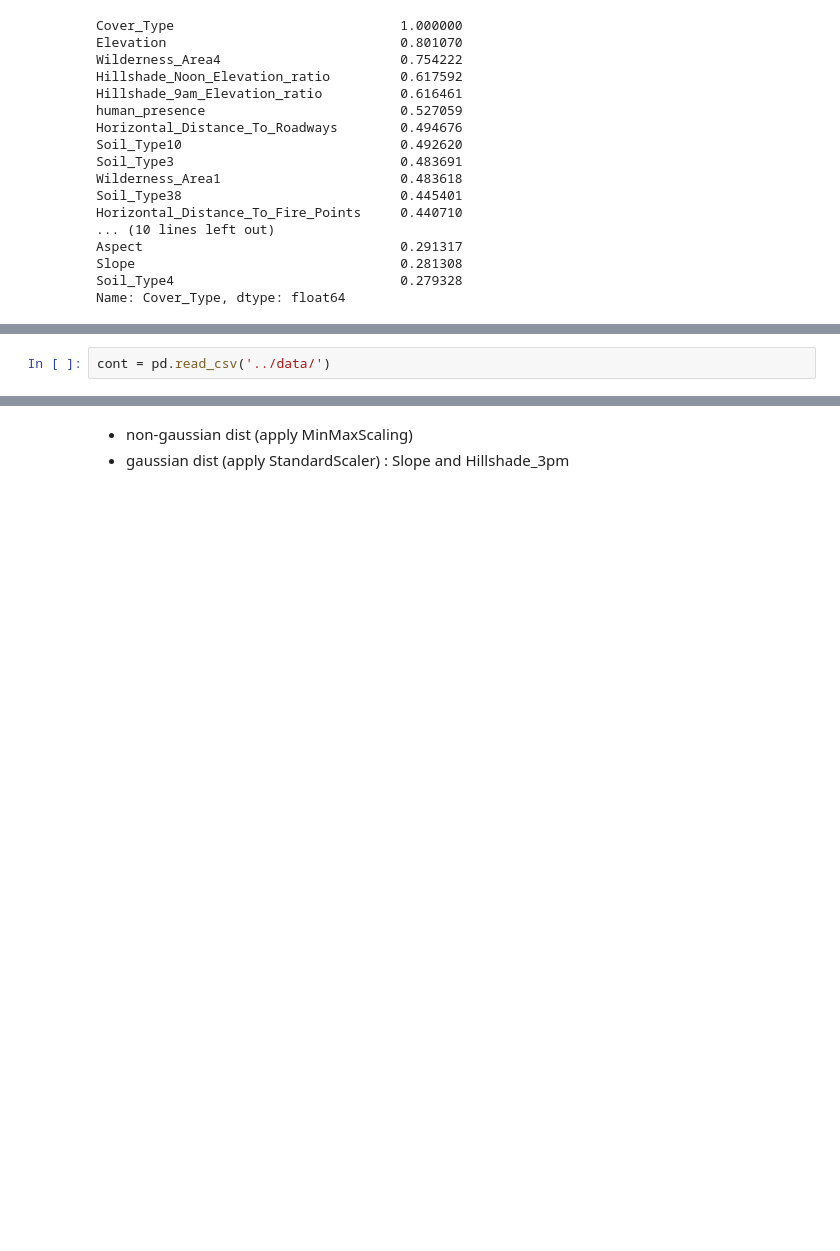
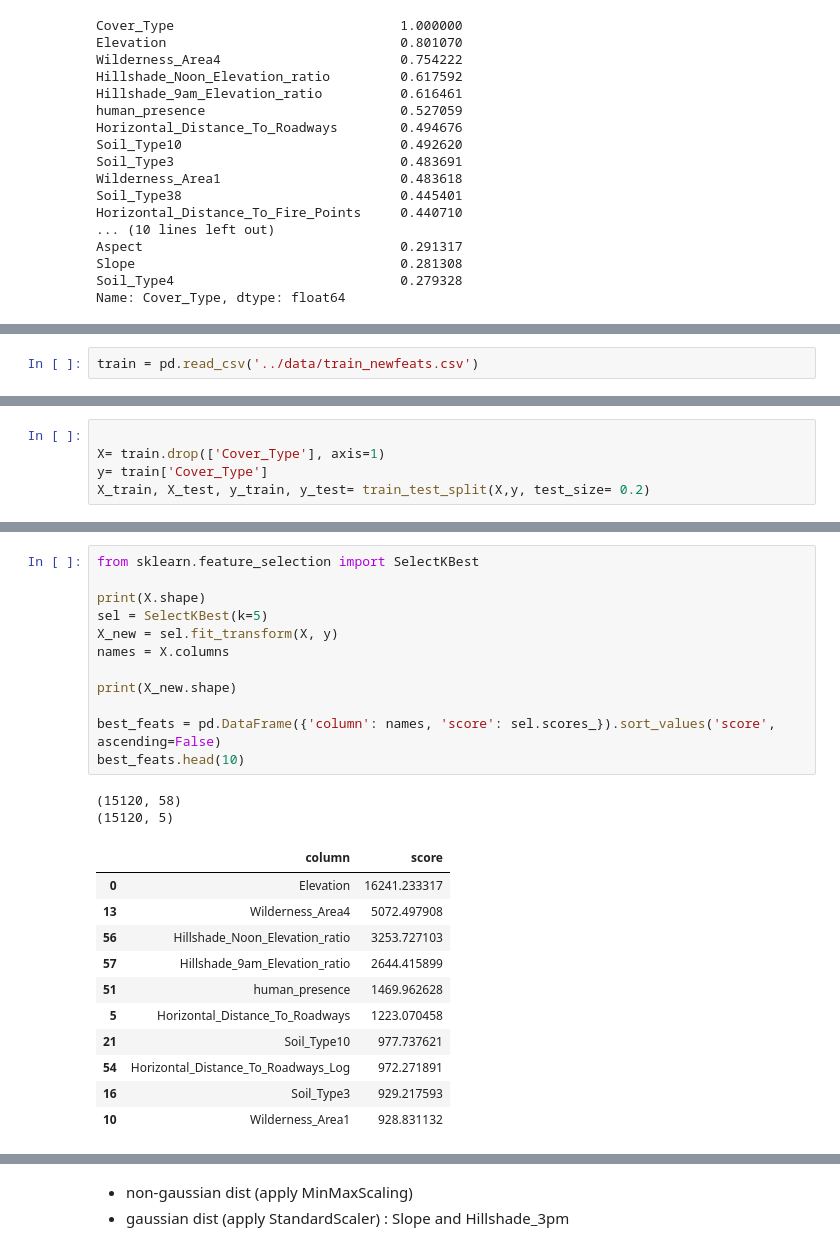
Before and after one commit to irene-glez/Forest_Cover_Prediction, a Jupyter notebook: src/notebooks/2.feature_engineering.ipynb, the cells around one changed output, grey strips where cells are left out. Drawn from its saved outputs; the diff is of its cells as text; blank space fills up the shorter version.

```diff
--- a/src/notebooks/2.feature_engineering.ipynb
+++ b/src/notebooks/2.feature_engineering.ipynb
@@ -210,2 +196,2 @@ train.to_csv('../data/train_newfeats.csv', index = False)
 # %%
-cont = pd.read_csv('../data/')
+train = pd.read_csv('../data/train_newfeats.csv')
@@ -237,0 +214,5 @@ array([[<AxesSubplot:title={'center':'Elevation'}>,
+# %%
+
+X= train.drop(['Cover_Type'], axis=1)
+y= train['Cover_Type']
+X_train, X_test, y_train, y_test= train_test_split(X,y, test_size= 0.2)
@@ -237,0 +258,26 @@ array([[<AxesSubplot:title={'center':'Elevation'}>,
+# %%
+from sklearn.feature_selection import SelectKBest
+
+print(X.shape)
+sel = SelectKBest(k=5)
+X_new = sel.fit_transform(X, y)
+names = X.columns
+
+print(X_new.shape)
+
+best_feats = pd.DataFrame({'column': names, 'score': sel.scores_}).sort_values('score', ascending=False)
+best_feats.head(10)
+# %% [output]
+(15120, 58)
+(15120, 5)
+|  | column | score |
+| 0 | Elevation | 16241.233317 |
+| 13 | Wilderness_Area4 | 5072.497908 |
+| 56 | Hillshade_Noon_Elevation_ratio | 3253.727103 |
+| 57 | Hillshade_9am_Elevation_ratio | 2644.415899 |
+| 51 | human_presence | 1469.962628 |
+| 5 | Horizontal_Distance_To_Roadways | 1223.070458 |
+| 21 | Soil_Type10 | 977.737621 |
+| 54 | Horizontal_Distance_To_Roadways_Log | 972.271891 |
+| 16 | Soil_Type3 | 929.217593 |
+| 10 | Wilderness_Area1 | 928.831132 |
```
Also changed, not shown: parts of 15 cells of this notebook.
